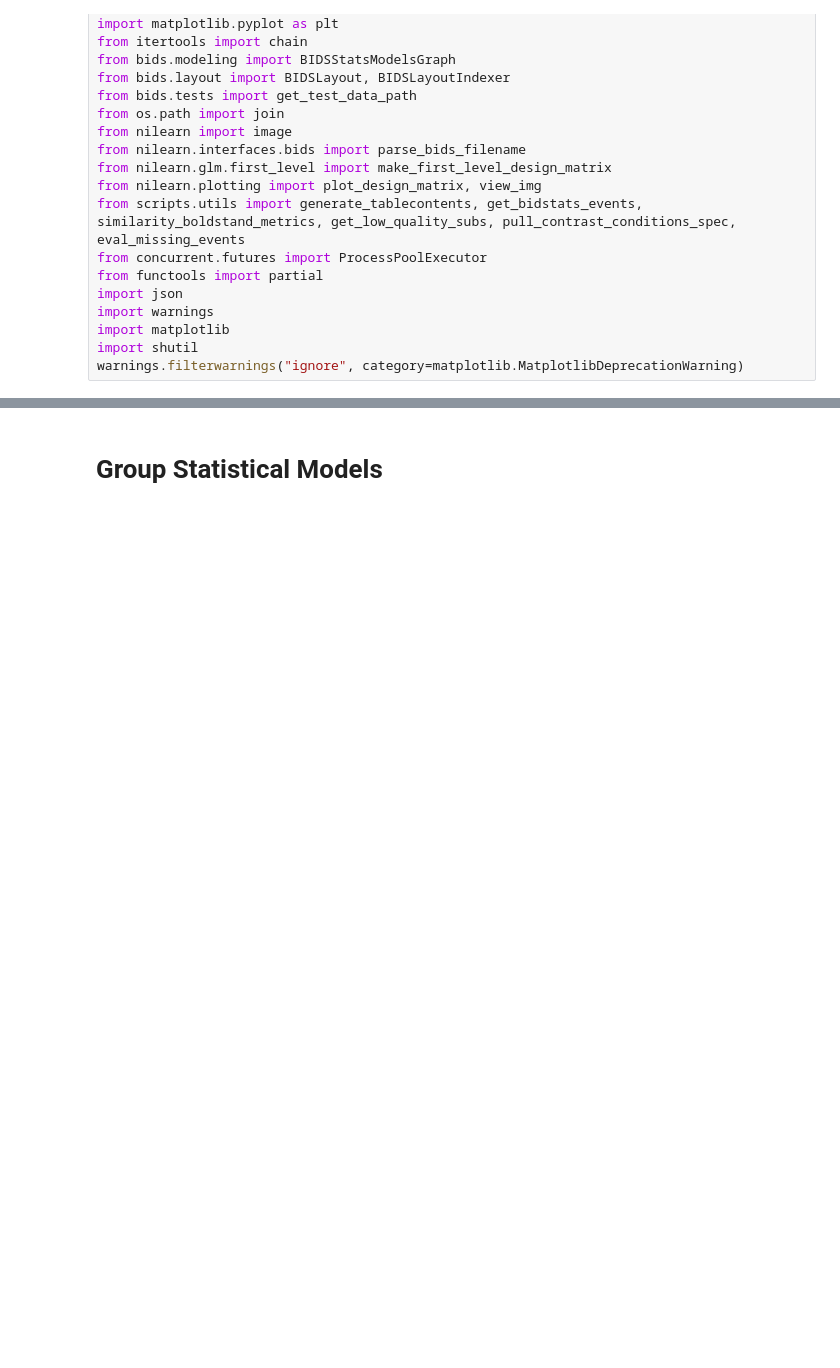
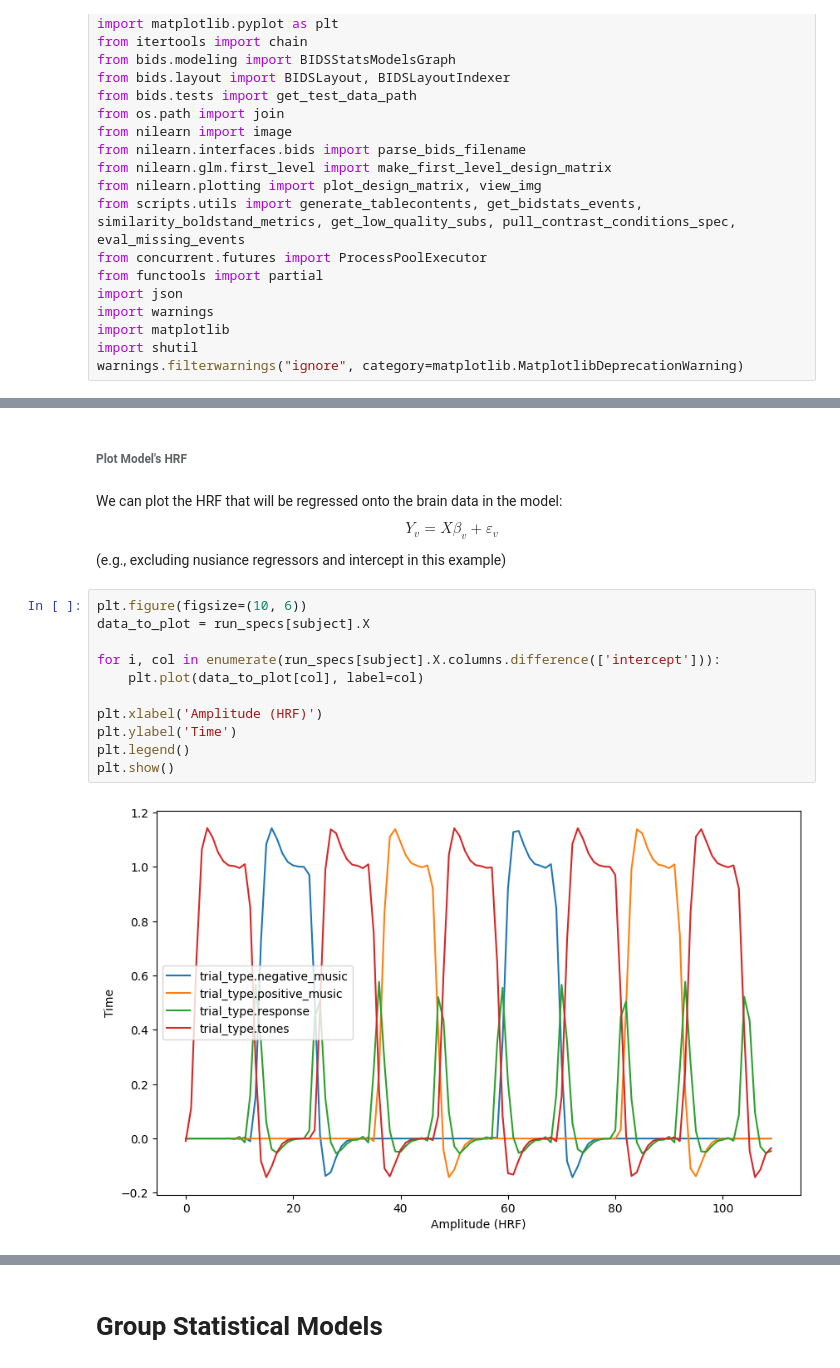
Before and after one commit to demidenm/bidsstatsmod_groupmods, a Jupyter notebook: notebooks/transformations.ipynb, the cells around one changed output, grey strips where cells are left out. Cells and saved outputs as stored; diff of their text form; blank space fills up the shorter version.

```diff
--- a/notebooks/transformations.ipynb
+++ b/notebooks/transformations.ipynb
@@ -61,0 +496,17 @@ generate_tablecontents("transformations.ipynb")
+# %% [markdown]
+###### **Plot Model's HRF**
+# %% [markdown]
+We can plot the HRF that will be regressed onto the brain data in the model: $$Y_v = X\beta_v + \varepsilon_v$$ (e.g., excluding nusiance regressors and intercept in this example)
+# %%
+plt.figure(figsize=(10, 6))
+data_to_plot = run_specs[subject].X
+
+for i, col in enumerate(run_specs[subject].X.columns.difference(['intercept'])):
+    plt.plot(data_to_plot[col], label=col)
+
+plt.xlabel('Amplitude (HRF)')
+plt.ylabel('Time')
+plt.legend()
+plt.show()
+# %% [output]
+[figure, added]
```
Also changed, not shown: parts of 109 cells of this notebook, 1 other file.
